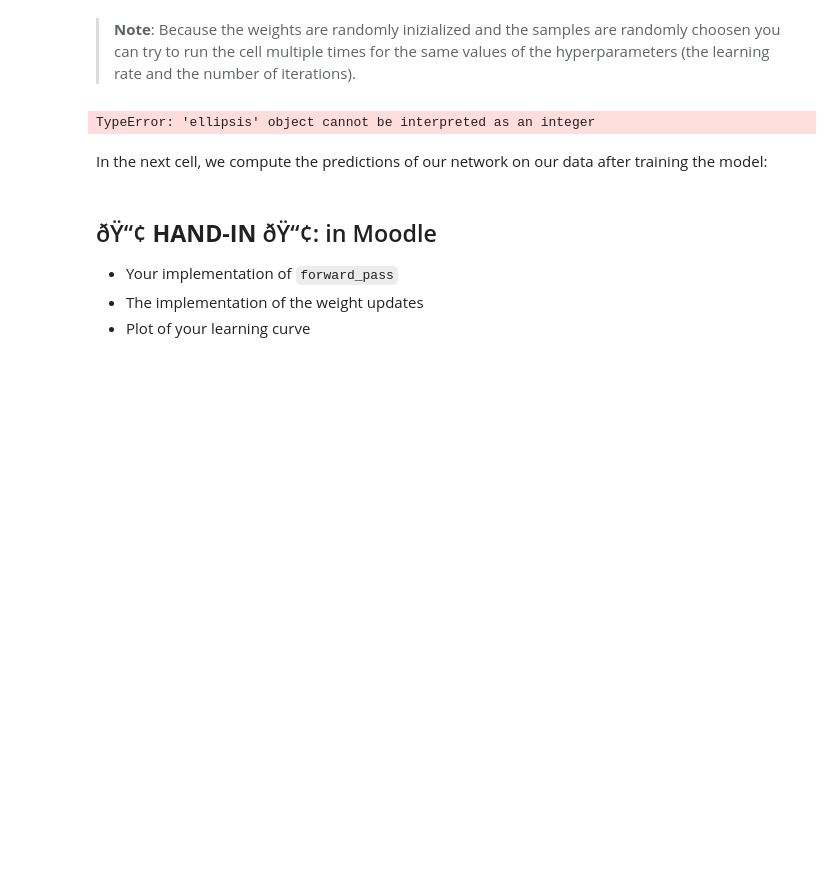
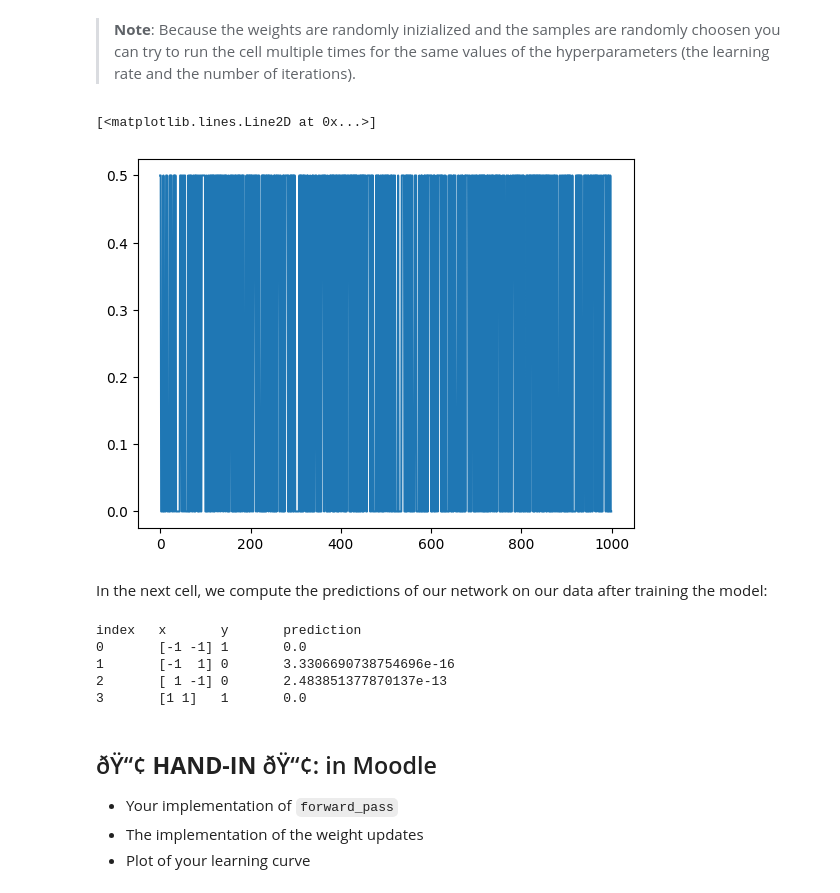
Before and after one commit to jilzerndt/mldm, a Jupyter notebook: L09_neural_networks.ipynb, the cells around one changed output. Saved outputs shown, nothing was run; the diff lists cells and outputs as text; code cells hidden in the pictures; blank space fills up the shorter version.

```diff
--- a/L09_neural_networks.ipynb
+++ b/L09_neural_networks.ipynb
@@ -229,8 +229,15 @@ def forward_pass(
     Note: numpy array indices start from 0 not from 1
     """
 
-    # TODO
-    return ...
+    # Calculate hidden layer activations
+    # For each hidden node i, we compute w_{1i}*x_1 + w_{2i}*x_2 and apply activation
+    hidden_activations = activation(x @ W)
+
+    # Calculate output layer activation
+    # We compute u_1*h_1 + u_2*h_2 + u_3*h_3 and apply activation
+    output = activation(u @ hidden_activations)
+
+    return output
 # %% [markdown]
 In the next cell, we compute the predictions of our network for our data:
 # %%
@@ -325,39 +332,46 @@ where $\alpha$ denotes the learning rate.
 # %%
 W, u = initialize_weights()
 
-learning_rate = ...   # choose a learning rate
-n_steps = ...         # choose a number of training iterations
+learning_rate = 0.5   # choose a learning rate
+n_steps = 1000         # choose a number of training iterations
 
 losses = []
 
 for t in range(n_steps):
 
   # randomly sample one of the 4 data points
   sample_ix = rng.integers(0,4)
   x_t = X[sample_ix]
   y_t = y[sample_ix]
 
   # compute and log squared error for the current sample
   loss = 0.5 * (y_t - forward_pass(x_t, W, u))**2
   losses.append(loss)
 
   # compute gradients (partial derivatives of our weights)
   grad_u, grad_w = grads(y_t, x_t, W, u)
 
   # update the weights (model parameters)
-  W = ...
-  u = ...
+  W = W - learning_rate * grad_w
+  u = u - learning_rate * grad_u
 
 # plot learning curve
 plt.plot(np.arange(n_steps), losses)
 # %% [output]
-TypeError: 'ellipsis' object cannot be interpreted as an integer
+[<matplotlib.lines.Line2D at 0x...>]
+[figure, added]
 # %% [markdown]
 In the next cell, we compute the predictions of our network on our data after training the model:
 # %%
 print("index", "x", "y", "prediction", sep="\t")
 for i in range(4):
   print(i, X[i, :], y[i], forward_pass(X[i, :], W, u), sep="\t")
+# %% [output]
+index   x       y       prediction
+0       [-1 -1] 1       0.0
+1       [-1  1] 0       3.3306690738754696e-16
+2       [ 1 -1] 0       2.483851377870137e-13
+3       [1 1]   1       0.0
 # %% [markdown]
 ## ðŸ“¢ **HAND-IN** ðŸ“¢: in Moodle
 
```
Also changed, not shown: parts of 1 cell of this notebook, 1 other file.
